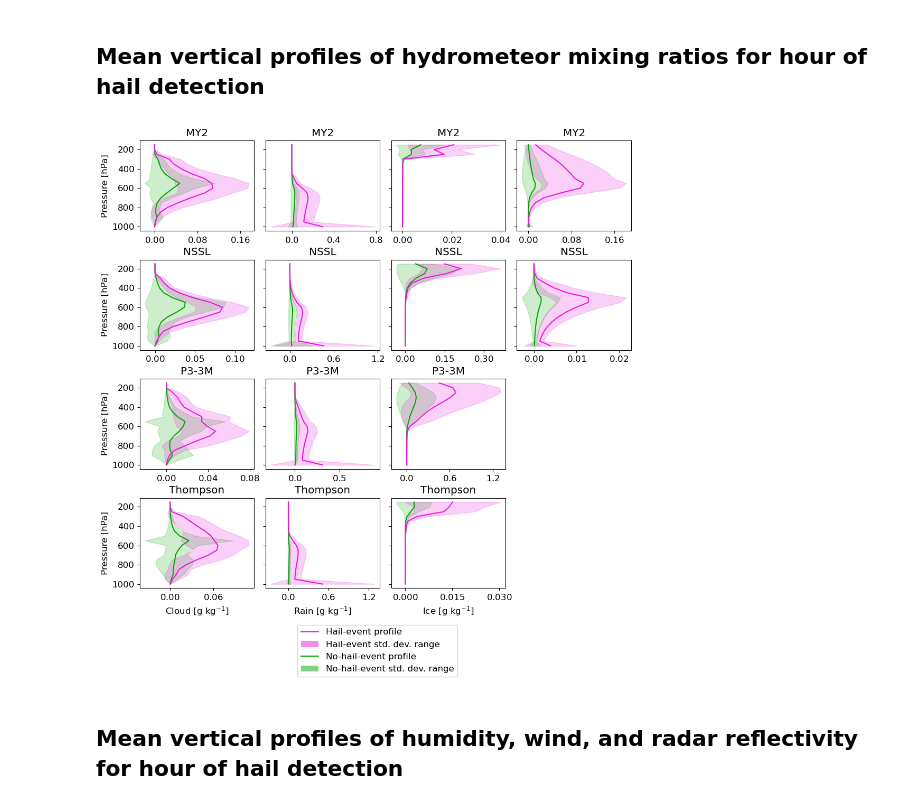
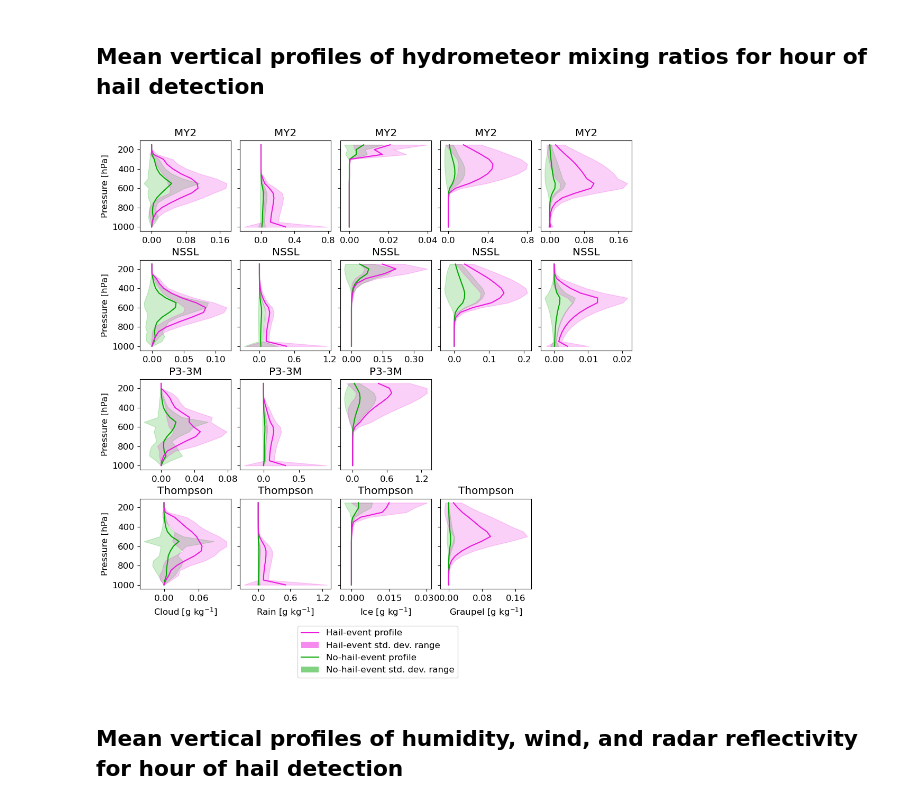
Before and after one commit to traupach/aus_tropics_hail, a Jupyter notebook: analysis/kimberley_hail.ipynb, the cells around one changed output. Saved outputs shown, nothing was run; the diff lists cells and outputs as text; code cells hidden in the pictures.

```diff
--- a/analysis/kimberley_hail.ipynb
+++ b/analysis/kimberley_hail.ipynb
@@ -501,19 +505,20 @@ nh.skew_T_comp(dat=spatial_means, figsize=(12,3), file='paper/figures/skewT_comp
 # %%
 nh.comp_profiles(
     dat=spatial_means,
     factor=1000,
-    variables=['qcloud_at_p', 'qrain_at_p', 'qice_at_p', 'qhail_at_p'],
+    variables=['qcloud_at_p', 'qrain_at_p', 'qice_at_p', 'qgraup_at_p', 'qhail_at_p'],
     varnames={
         'qcloud_at_p': 'Cloud [g kg$^{-1}$]',
         'qrain_at_p': 'Rain [g kg$^{-1}$]',
         'qice_at_p': 'Ice [g kg$^{-1}$]',
+        'qgraup_at_p': 'Graupel [g kg$^{-1}$]',
         'qhail_at_p': 'Hail [g kg$^{-1}$]',
     },
     figsize=(12,11),
     file='paper/figures/hydromets.pdf',
 )
 # %% [output]
-[figure, old version]
+[figure, new version]
 # %% [markdown]
 ## Mean vertical profiles of humidity, wind, and radar reflectivity for hour of hail detection
 # %%
```
Also changed, not shown: parts of 2 cells of this notebook, 1 other file.
